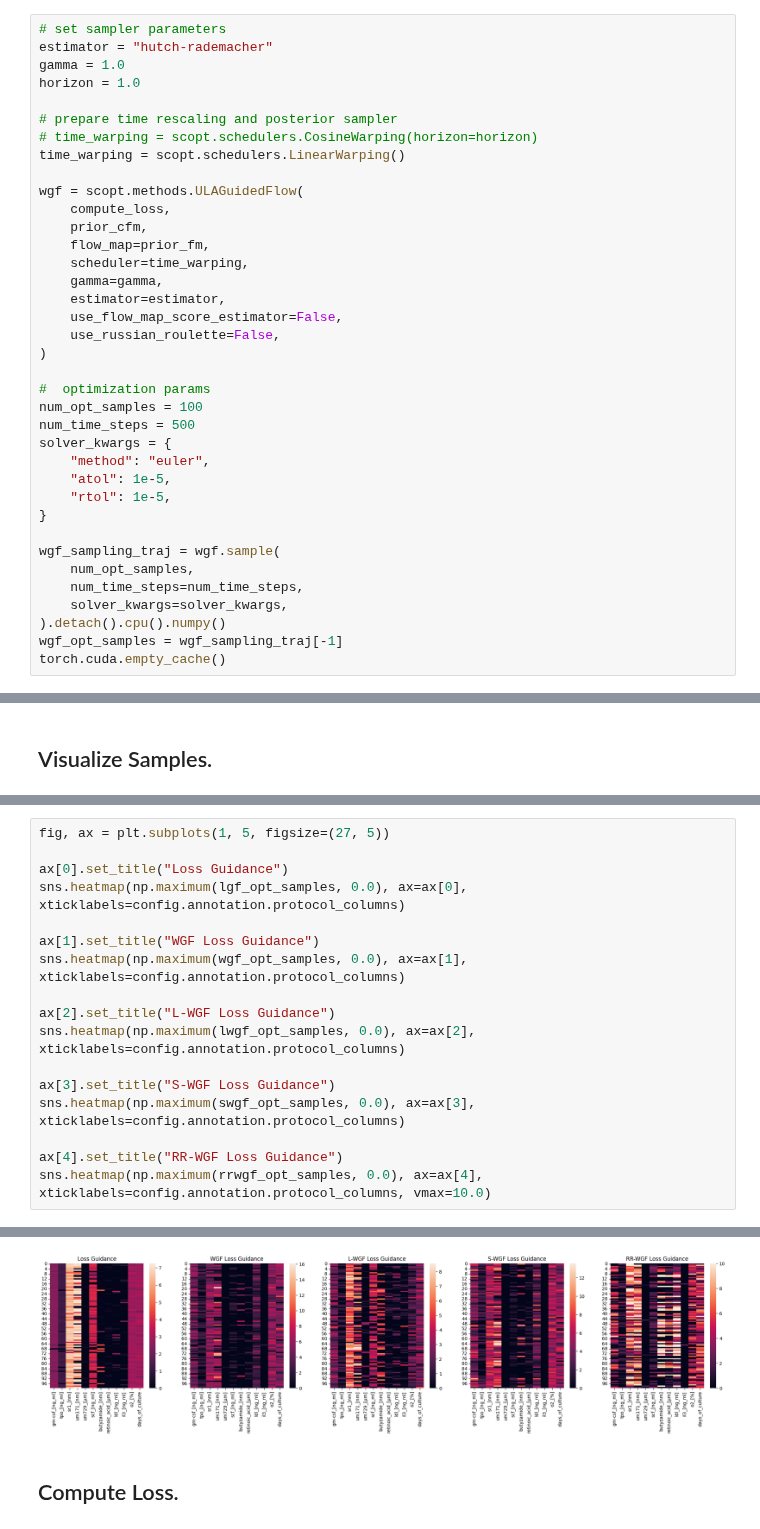
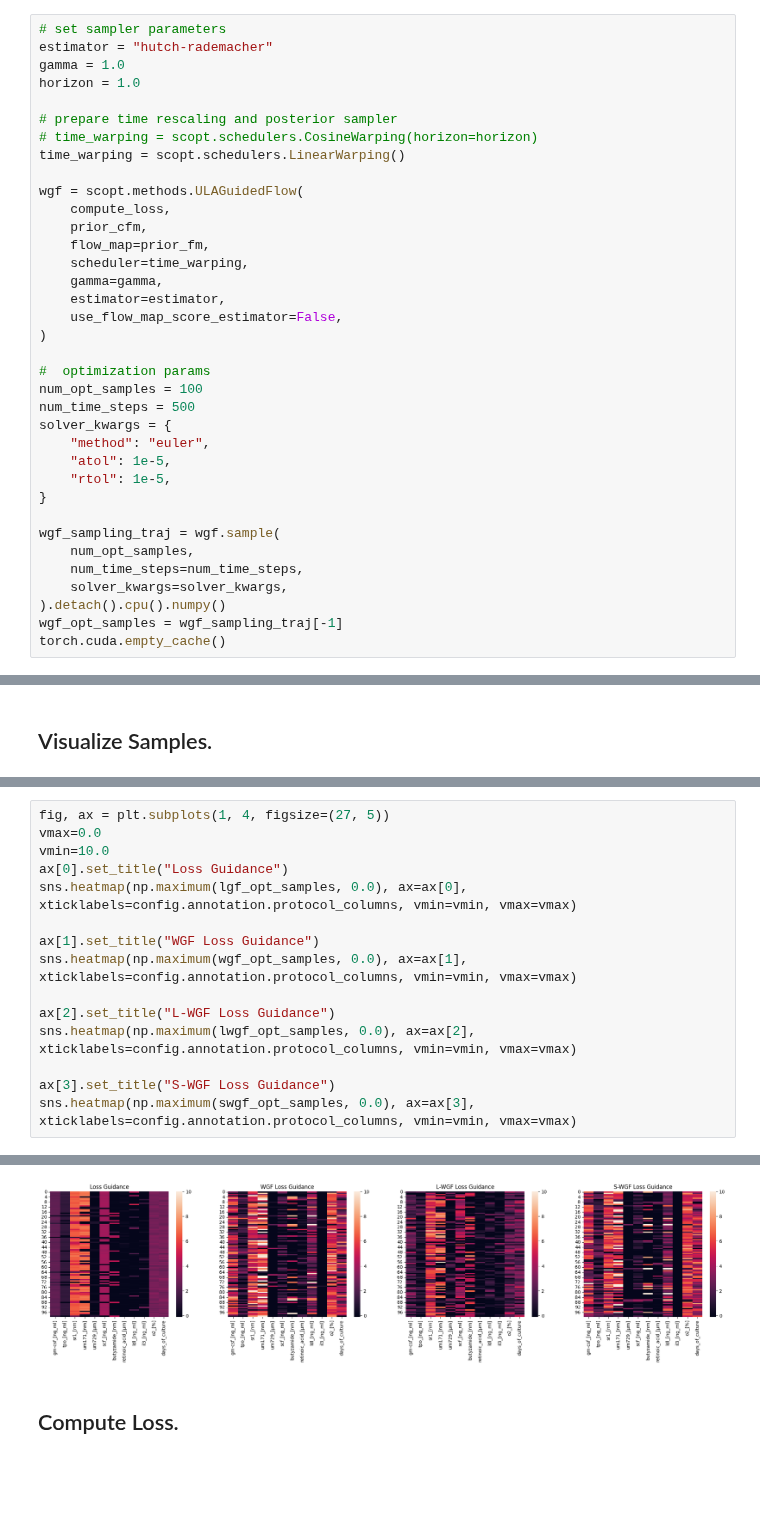
Before and after one commit to theislab/LabCompass-reproducibility, a Jupyter notebook: inverse/wgf/notebooks/example_run_inverse.ipynb, the cells around one changed output, grey strips where cells are left out. Cells and saved outputs as stored; diff of their text form; blank space fills up the shorter version.

```diff
--- a/inverse/wgf/notebooks/example_run_inverse.ipynb
+++ b/inverse/wgf/notebooks/example_run_inverse.ipynb
@@ -228,7 +236,6 @@ wgf = scopt.methods.ULAGuidedFlow(
     gamma=gamma,
     estimator=estimator,
     use_flow_map_score_estimator=False,
-    use_russian_roulette=False,
 )
 
 #  optimization params
@@ -356,18 +358,16 @@ Text(0.5, 1.02, 'S-WGF')
 # %%
-fig, ax = plt.subplots(1, 5, figsize=(27, 5))
-
+fig, ax = plt.subplots(1, 4, figsize=(27, 5))
+vmax=0.0
+vmin=10.0
 ax[0].set_title("Loss Guidance")
-sns.heatmap(np.maximum(lgf_opt_samples, 0.0), ax=ax[0], xticklabels=config.annotation.protocol_columns)
+sns.heatmap(np.maximum(lgf_opt_samples, 0.0), ax=ax[0], xticklabels=config.annotation.protocol_columns, vmin=vmin, vmax=vmax)
 
 ax[1].set_title("WGF Loss Guidance")
-sns.heatmap(np.maximum(wgf_opt_samples, 0.0), ax=ax[1], xticklabels=config.annotation.protocol_columns)
+sns.heatmap(np.maximum(wgf_opt_samples, 0.0), ax=ax[1], xticklabels=config.annotation.protocol_columns, vmin=vmin, vmax=vmax)
 
 ax[2].set_title("L-WGF Loss Guidance")
-sns.heatmap(np.maximum(lwgf_opt_samples, 0.0), ax=ax[2], xticklabels=config.annotation.protocol_columns)
+sns.heatmap(np.maximum(lwgf_opt_samples, 0.0), ax=ax[2], xticklabels=config.annotation.protocol_columns, vmin=vmin, vmax=vmax)
 
 ax[3].set_title("S-WGF Loss Guidance")
-sns.heatmap(np.maximum(swgf_opt_samples, 0.0), ax=ax[3], xticklabels=config.annotation.protocol_columns)
-
-ax[4].set_title("RR-WGF Loss Guidance")
-sns.heatmap(np.maximum(rrwgf_opt_samples, 0.0), ax=ax[4], xticklabels=config.annotation.protocol_columns, vmax=10.0)
+sns.heatmap(np.maximum(swgf_opt_samples, 0.0), ax=ax[3], xticklabels=config.annotation.protocol_columns, vmin=vmin, vmax=vmax)
 # %% [output]
@@ -375,4 +375,4 @@ sns.heatmap(np.maximum(rrwgf_opt_samples, 0.0), ax=ax[4], xticklabels=config.ann
-[figure, old version]
+[figure, new version]
 # %% [markdown]
 ## Compute Loss.
 # %%
```
Also changed, not shown: parts of 14 cells of this notebook, 13 other files.
